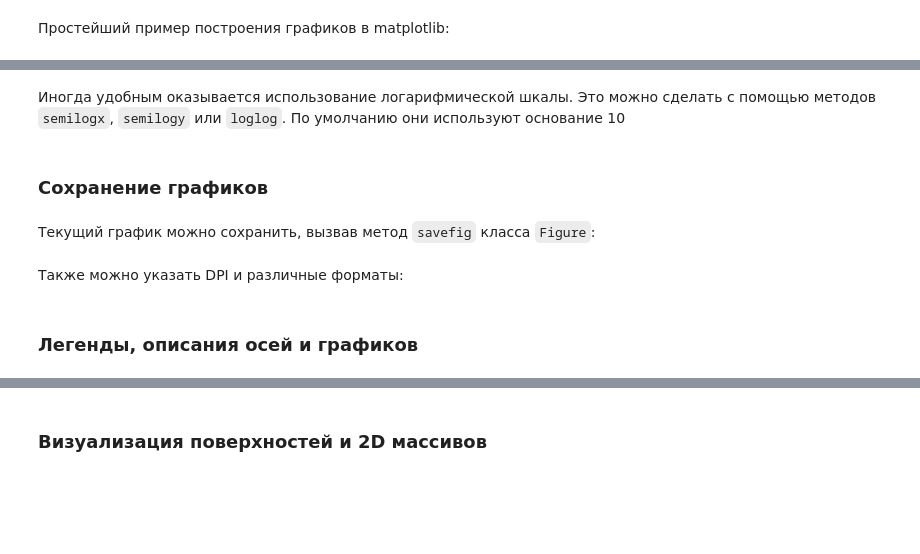
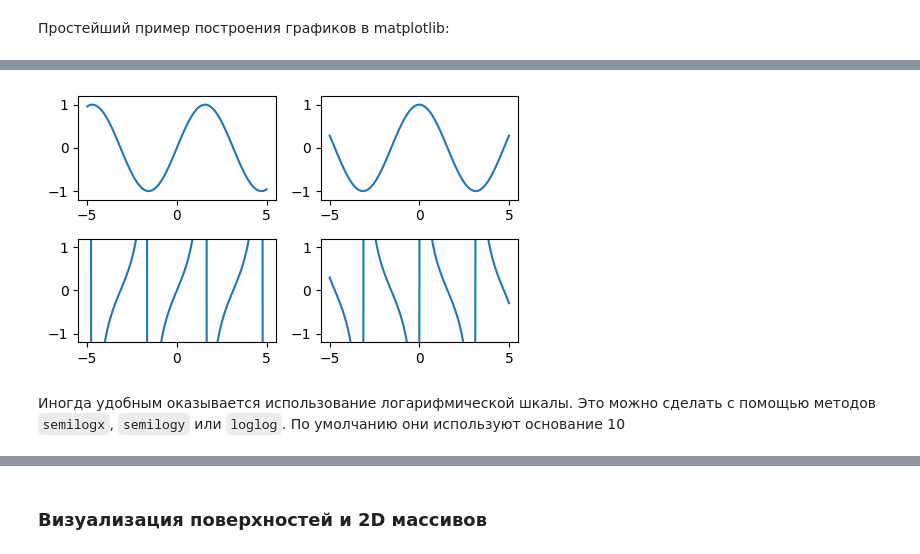
Before and after one commit to anton-pershin/spbu-fundamentals-of-algorithms, a Jupyter notebook: practicum_1/intro_to_numpy_and_matplotlib.ipynb, the cells around one changed output, grey strips where cells are left out. Drawn from its saved outputs; the diff is of its cells as text; code cells hidden in the pictures; blank space fills up the shorter version.

```diff
--- a/practicum_1/intro_to_numpy_and_matplotlib.ipynb
+++ b/practicum_1/intro_to_numpy_and_matplotlib.ipynb
@@ -335,10 +1191,20 @@ import numpy as np
+# %%
+x = np.linspace(-5, 5, 100)
+
+fig, axes = plt.subplots(2, 2, figsize=(5, 3))
+
+for ax in axes.flat:
+    ax.set_ylim(-1.2, 1.2)
+
+axes[0, 0].plot(x, np.sin(x))
+axes[0, 1].plot(x, np.cos(x))
+axes[1, 0].plot(x, np.tan(x))
+axes[1, 1].plot(x, 1/np.tan(x))
+
+plt.tight_layout()
+plt.savefig("img/trig.png")
+plt.show()
+# %% [output]
+[figure, added]
 # %% [markdown]
 Иногда удобным оказывается использование логарифмической шкалы. Это можно сделать с помощью методов `semilogx`, `semilogy` или `loglog`. По умолчанию они используют основание 10
-# %% [markdown]
-### Сохранение графиков
-# %% [markdown]
-Текущий график можно сохранить, вызвав метод `savefig` класса `Figure`:
-# %% [markdown]
-Также можно указать DPI и различные форматы:
-# %% [markdown]
-### Легенды, описания осей и графиков
```
Also changed, not shown: parts of 140 cells of this notebook.
